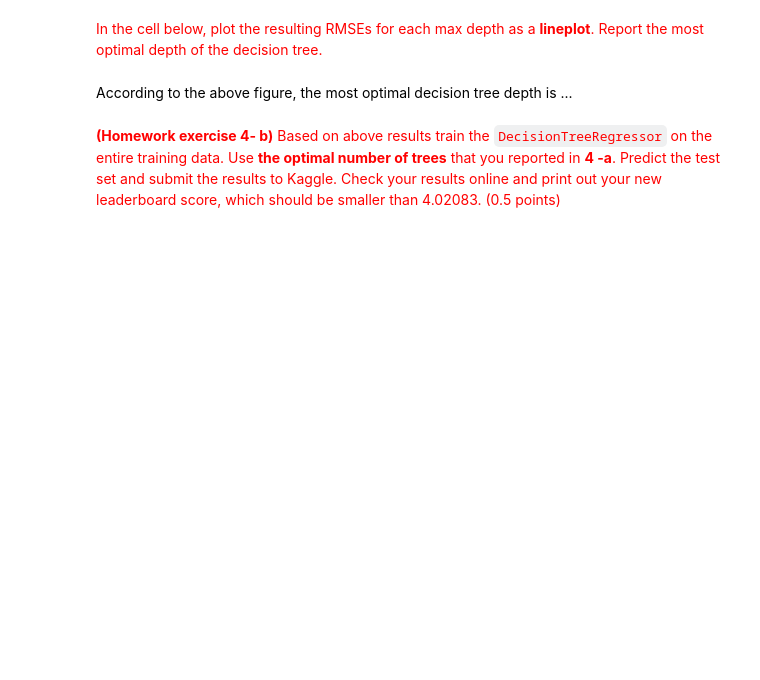
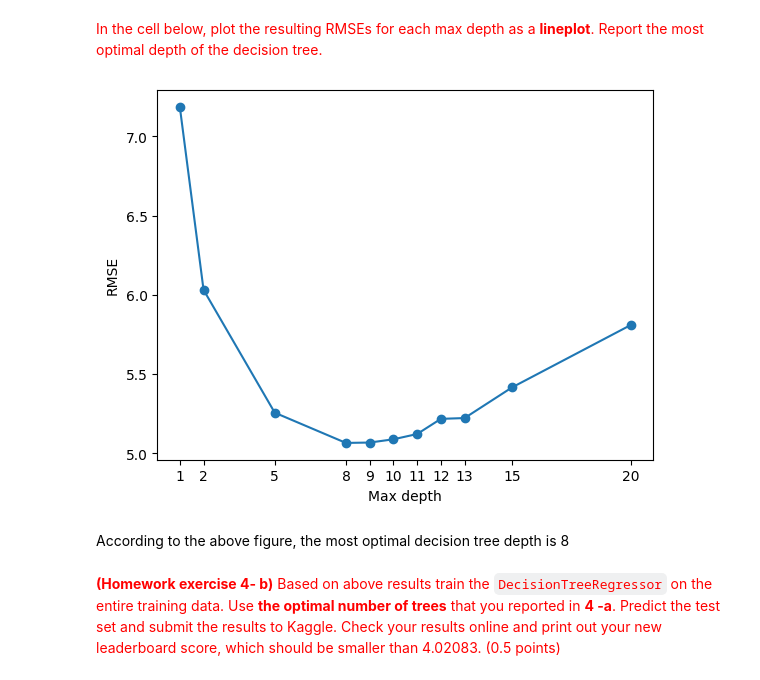
Before and after one commit to zakhar-guzii/Homework-1.-Supervised-Learning, a Jupyter notebook: 1_Supervised_learning_HW.ipynb, the cells around one changed output. Saved outputs shown, nothing was run; the diff lists cells and outputs as text; code cells hidden in the pictures; blank space fills up the shorter version.

```diff
--- a/1_Supervised_learning_HW.ipynb
+++ b/1_Supervised_learning_HW.ipynb
@@ -374,14 +374,14 @@ for param in max_depths:
     # create a vector of fold indices
     # with length of this vector equal to number of rows in training data
     # you can use np.concatenate and np.repeat functions
-    folds_indx = X.shape[0]//n_folds
+    n_slit = X.shape[0]//n_folds
     remainder = X.shape[0] % n_folds
 
     groups = np.arange(n_folds)
-    main_vec = np.repeat(groups, folds_indx)
+    main_part = np.repeat(groups, n_slit)
     tail = np.repeat(n_folds - 1, remainder)
 
-    final_folds = np.concatenate((main_part, tail))
+    folds_indx = np.concatenate((main_part, tail))
 
 
 
@@ -391,17 +391,20 @@ for param in max_depths:
     # chunks can be unequal if the number of rows is not divisible by 4
 
     # randomly shuffle the obtained indices
-    np.random.shuffle(final_folds)
+    np.random.shuffle(folds_indx)
 
     # initialise variable that will hold RMSEs for each fold
     fold_RMSEs =[]
     for fold_indx in np.arange(n_folds):
         # split data into train_X, train_y and val_X, val_y depending on the fold
         # use previously generated folds_indx to fetch the right rows
-        train_X = np.delete(X, folds_indx, axis=0)
-        train_y = np.delete(y, folds_indx, axis=0)
-        val_X = X[folds_indx]
-        val_y = y[folds_indx]
+        val_mask = (folds_indx == fold_indx)
+
+
+        train_X = X[~val_mask]
+        train_y = y[~val_mask]
+        val_X = X[val_mask]
+        val_y = y[val_mask]
 
         # a few tests that must pass to make sure you are doing the right thing
         # please, do not delete these lines
@@ -411,16 +414,17 @@ for param in max_depths:
         assert len(train_X) == 748518 or len(train_X) == 748519, "Train set should be of size 748518 or 748519"
 
         # train the decision tree with max_depth = param
-        dtr = ...
+        dtr = DecisionTreeRegressor(max_depth = param)
 
         # fit the decision tree on training data
-        dtr.fit(...)
+        dtr.fit(train_X[['abs_diff_longitude', 'abs_diff_latitude']], train_y)
 
         # predict validation data
-        val_predictions = ...
+        val_predictions = dtr.predict(val_X[['abs_diff_longitude', 'abs_diff_latitude']])
 
         # calculate RMSE on validation for this fold
-        fold_RMSEs[fold_indx] = ...
+        rmse = np.sqrt(mean_squared_error(val_y, val_predictions))
+        fold_RMSEs.append(rmse)
     ##### YOUR CODE ENDS #####
     print(f'Average validation RMSE for {param} of trees is {np.mean(fold_RMSEs)}')
     depth_RMSEs.append(np.mean(fold_RMSEs))
@@ -428,14 +450,18 @@ for param in max_depths:
 <font color='red'> In the cell below, plot the resulting RMSEs for each max depth as a **lineplot**. Report the most optimal depth of the decision tree.
 # %%
 ##### YOUR CODE STARTS #####
-...
+x = max_depths
+y = depth_RMSEs
+plt.plot(x,y, marker='o')
 ##### YOUR CODE ENDS #####
 plt.xticks(max_depths)
 plt.xlabel("Max depth")
 plt.ylabel("RMSE")
 plt.show()
+# %% [output]
+[figure, added]
 # %% [markdown]
-According to the above figure, the most optimal decision tree depth is ...
+According to the above figure, the most optimal decision tree depth is 8
 # %% [markdown]
 <font color='red'> **(Homework exercise 4- b)** Based on above results train the `DecisionTreeRegressor` on the entire training data. Use **the optimal number of trees** that you reported in **4 -a**. Predict the test set and submit the results to Kaggle. Check your results online and print out your new leaderboard score, which should be smaller than 4.02083. (0.5 points) </font>
 # %%
```
Also changed, not shown: parts of 3 cells of this notebook.
